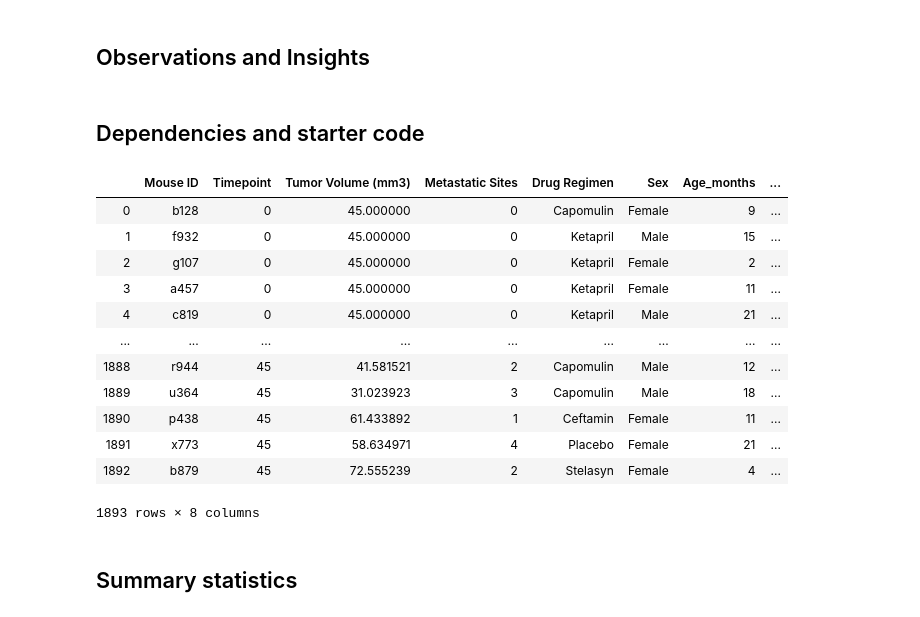
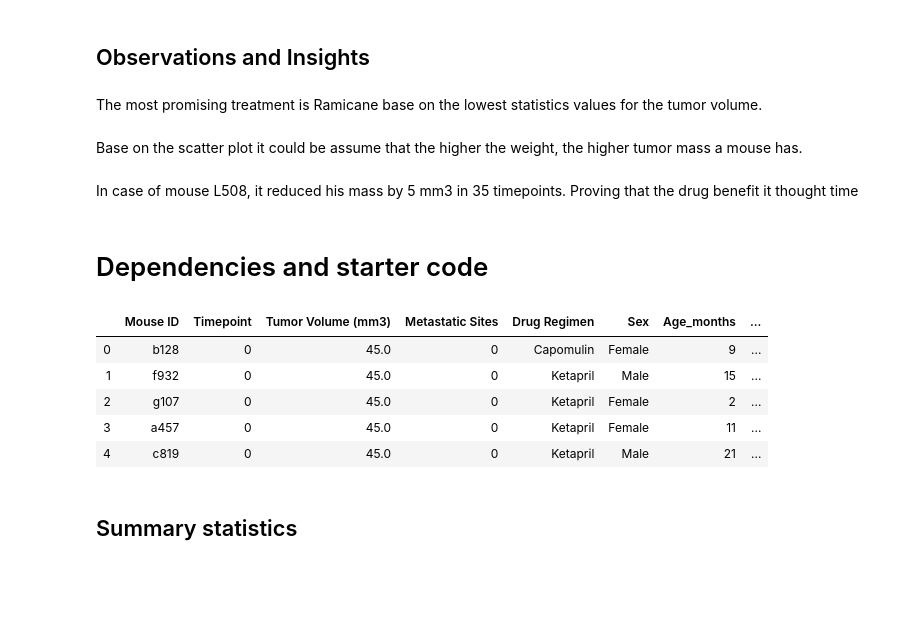
Before and after one commit to cckuqui/Matplotlib-challenge, a Jupyter notebook: pymaceuticals_starter.ipynb, the cells around one changed output. Saved outputs shown, nothing was run; the diff lists cells and outputs as text; code cells hidden in the pictures; blank space fills up the shorter version.

```diff
--- a/pymaceuticals_starter.ipynb
+++ b/pymaceuticals_starter.ipynb
@@ -1,39 +1,38 @@
 # %% [markdown]
 ## Observations and Insights
+# %% [markdown]
+The most promising treatment is Ramicane base on the lowest statistics values for the tumor volume.
+# %% [markdown]
+Base on the scatter plot it could be assume that the higher the weight, the higher tumor mass a mouse has.
+# %% [markdown]
+In case of mouse L508, it reduced his mass by 5 mm3 in 35 timepoints. Proving that the drug benefit it thought time
 # %% [markdown]
-## Dependencies and starter code
+# Dependencies and starter code
 # %%
 # Dependencies and Setup
 import matplotlib.pyplot as plt
 import pandas as pd
 import numpy as np
 import scipy.stats as st
 
 # Study data files
 mouse_metadata = "Mouse_metadata.csv"
 study_results = "Study_results.csv"
 
 # Read the mouse data and the study results
 mouse_metadata = pd.read_csv(mouse_metadata)
 study_results = pd.read_csv(study_results)
 
 # Combine the data into a single dataset
 mouse_results = pd.merge(study_results,mouse_metadata,on='Mouse ID',how='left')
-mouse_results
+mouse_results.head()
 # %% [output]
 |  | Mouse ID | Timepoint | Tumor Volume (mm3) | Metastatic Sites | Drug Regimen | Sex | Age_months | ... |
-| 0 | b128 | 0 | 45.000000 | 0 | Capomulin | Female | 9 | ... |
-| 1 | f932 | 0 | 45.000000 | 0 | Ketapril | Male | 15 | ... |
-| 2 | g107 | 0 | 45.000000 | 0 | Ketapril | Female | 2 | ... |
-| 3 | a457 | 0 | 45.000000 | 0 | Ketapril | Female | 11 | ... |
-| 4 | c819 | 0 | 45.000000 | 0 | Ketapril | Male | 21 | ... |
-| ... | ... | ... | ... | ... | ... | ... | ... | ... |
-| 1888 | r944 | 45 | 41.581521 | 2 | Capomulin | Male | 12 | ... |
-| 1889 | u364 | 45 | 31.023923 | 3 | Capomulin | Male | 18 | ... |
-| 1890 | p438 | 45 | 61.433892 | 1 | Ceftamin | Female | 11 | ... |
-| 1891 | x773 | 45 | 58.634971 | 4 | Placebo | Female | 21 | ... |
-| 1892 | b879 | 45 | 72.555239 | 2 | Stelasyn | Female | 4 | ... |
+| 0 | b128 | 0 | 45.0 | 0 | Capomulin | Female | 9 | ... |
+| 1 | f932 | 0 | 45.0 | 0 | Ketapril | Male | 15 | ... |
+| 2 | g107 | 0 | 45.0 | 0 | Ketapril | Female | 2 | ... |
+| 3 | a457 | 0 | 45.0 | 0 | Ketapril | Female | 11 | ... |
+| 4 | c819 | 0 | 45.0 | 0 | Ketapril | Male | 21 | ... |
-1893 rows × 8 columns
 # %% [markdown]
 ## Summary statistics
 # %%
```
Also changed, not shown: parts of 4 cells of this notebook.
